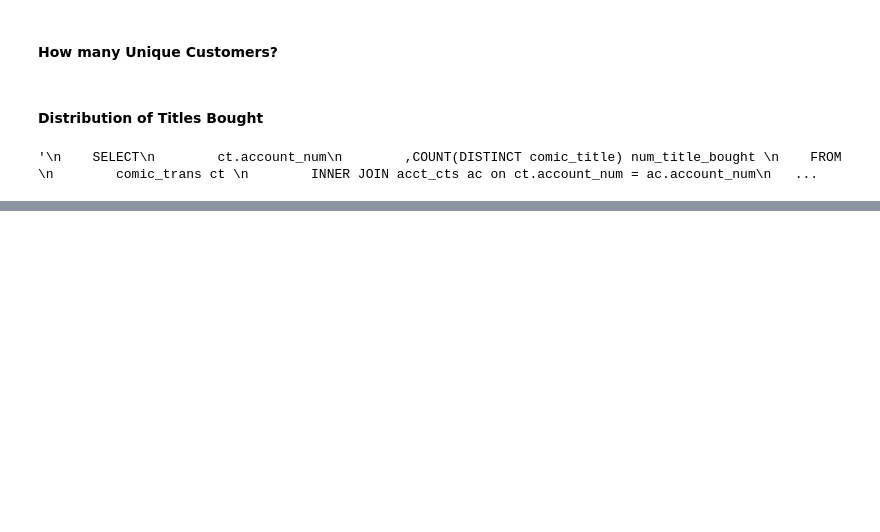
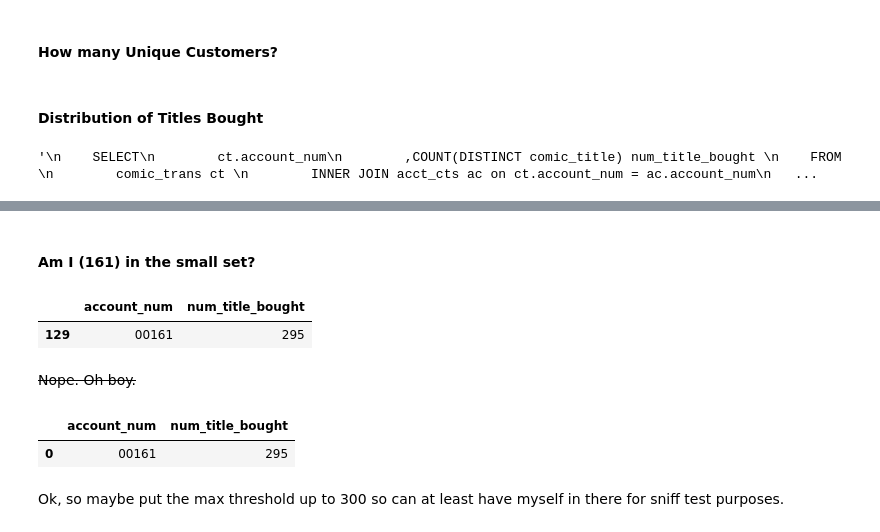
Before and after one commit to werlindo/comics_rx, a Jupyter notebook: comics_rx-2_eda.ipynb, the cells around one changed output, grey strips where cells are left out. Cells and saved outputs as stored; diff of their text form; code cells hidden in the pictures; blank space fills up the shorter version.

Commit message:
find myself, adjust thresholds to include as testcase

```diff
--- a/comics_rx-2_eda.ipynb
+++ b/comics_rx-2_eda.ipynb
@@ -549,0 +550,9 @@ temp_df.describe()
+# %% [markdown]
+#### Am I (161) in the small set?
+# %%
+temp_df.loc[temp_df['account_num']=='00161']
+# %% [output]
+|  | account_num | num_title_bought |
+| 129 | 00161 | 295 |
+# %% [markdown]
+~~Nope. Oh boy.~~
@@ -549,0 +581,7 @@ temp_df.describe()
+# %%
+temp_df
+# %% [output]
+|  | account_num | num_title_bought |
+| 0 | 00161 | 295 |
+# %% [markdown]
+Ok, so maybe put the max threshold up to 300 so can at least have myself in there for sniff test purposes.
```
Also changed, not shown: parts of 17 cells of this notebook.
